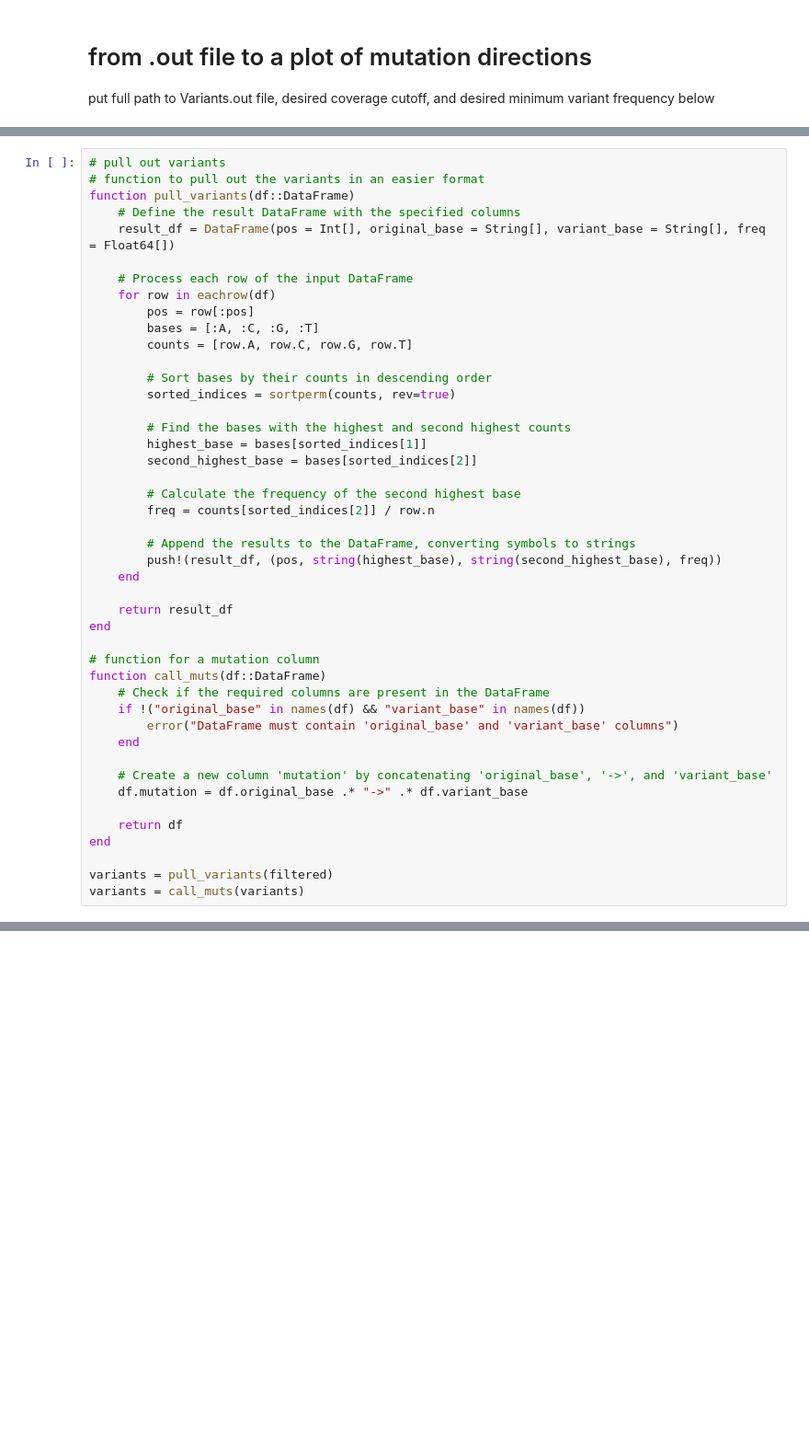
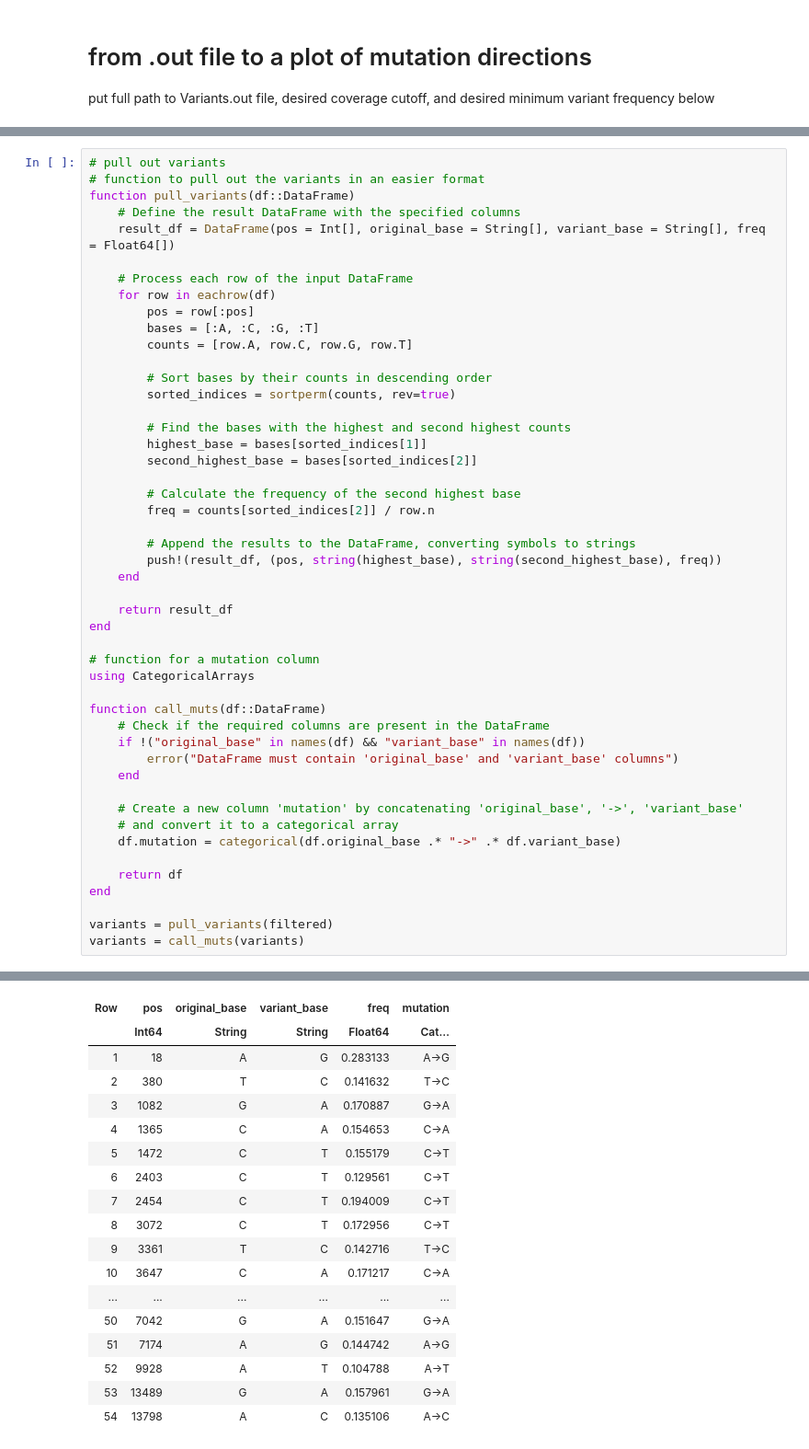
Before and after one commit to ewanwsmith/RSV_haplotype_reconstruction, a Jupyter notebook: src/variants.ipynb, the cells around one changed output, grey strips where cells are left out. Shown at 92% size. Cells and saved outputs as stored; diff of their text form; blank space fills up the shorter version.

```diff
--- a/src/variants.ipynb
+++ b/src/variants.ipynb
@@ -87,17 +131,21 @@ function pull_variants(df::DataFrame)
 end
 
 # function for a mutation column
+using CategoricalArrays
+
 function call_muts(df::DataFrame)
     # Check if the required columns are present in the DataFrame
     if !("original_base" in names(df) && "variant_base" in names(df))
         error("DataFrame must contain 'original_base' and 'variant_base' columns")
     end
 
-    # Create a new column 'mutation' by concatenating 'original_base', '->', and 'variant_base'
-    df.mutation = df.original_base .* "->" .* df.variant_base
+    # Create a new column 'mutation' by concatenating 'original_base', '->', 'variant_base'
+    # and convert it to a categorical array
+    df.mutation = categorical(df.original_base .* "->" .* df.variant_base)
 
     return df
 end
 
 variants = pull_variants(filtered)
 variants = call_muts(variants)
+# %% [output]
@@ -103,0 +154,18 @@ variants = call_muts(variants)
+| Row | pos | original_base | variant_base | freq | mutation |
+|  | Int64 | String | String | Float64 | Cat… |
+| 1 | 18 | A | G | 0.283133 | A->G |
+| 2 | 380 | T | C | 0.141632 | T->C |
+| 3 | 1082 | G | A | 0.170887 | G->A |
+| 4 | 1365 | C | A | 0.154653 | C->A |
+| 5 | 1472 | C | T | 0.155179 | C->T |
+| 6 | 2403 | C | T | 0.129561 | C->T |
+| 7 | 2454 | C | T | 0.194009 | C->T |
+| 8 | 3072 | C | T | 0.172956 | C->T |
+| 9 | 3361 | T | C | 0.142716 | T->C |
+| 10 | 3647 | C | A | 0.171217 | C->A |
+| ... | ... | ... | ... | ... | ... |
+| 50 | 7042 | G | A | 0.151647 | G->A |
+| 51 | 7174 | A | G | 0.144742 | A->G |
+| 52 | 9928 | A | T | 0.104788 | A->T |
+| 53 | 13489 | G | A | 0.157961 | G->A |
+| 54 | 13798 | A | C | 0.135106 | A->C |
```
Also changed, not shown: parts of 5 cells of this notebook, 1 other file.
